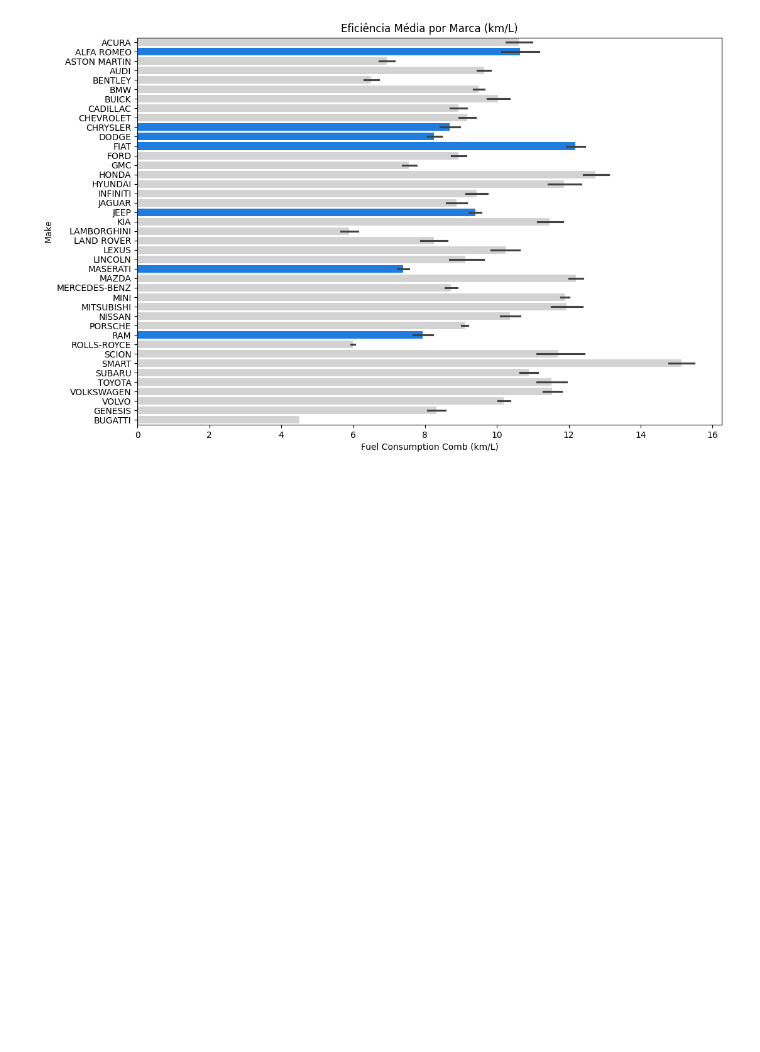
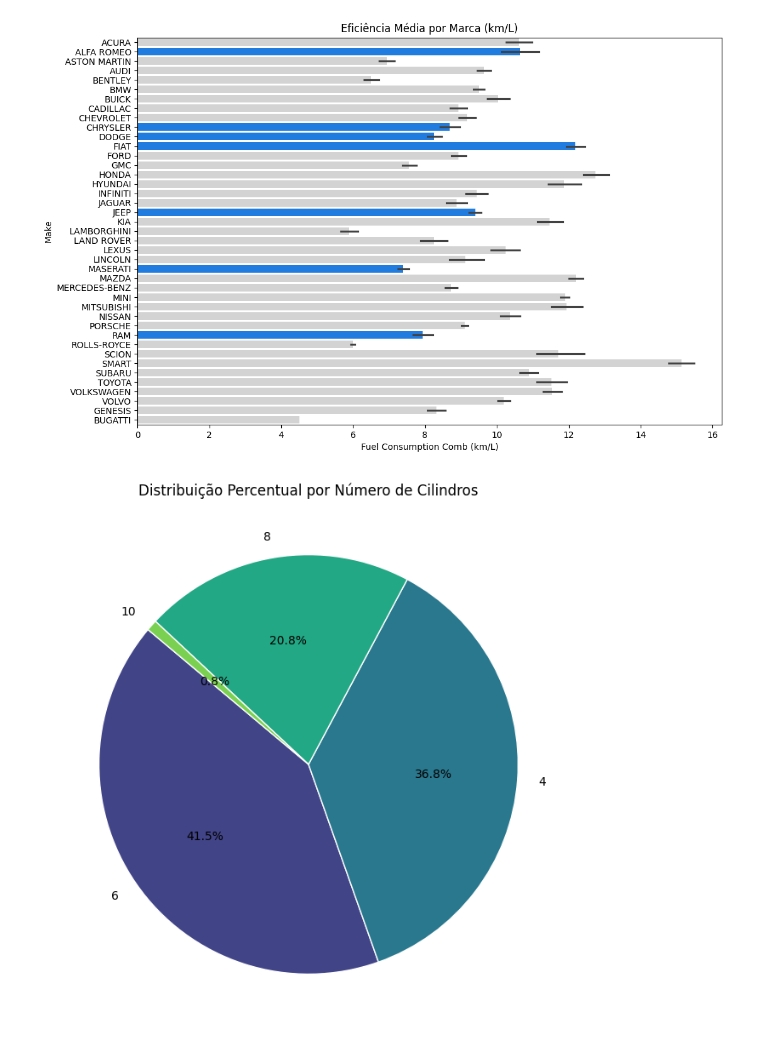
Before and after one commit to vitor-laudares/Trabalho-Final-Py_Stellantis, a Jupyter notebook: trabalho_final_py_stellantis.ipynb, the cells around one changed output. Saved outputs shown, nothing was run; the diff lists cells and outputs as text; code cells hidden in the pictures; blank space fills up the shorter version.

```diff
--- a/trabalho_final_py_stellantis.ipynb
+++ b/trabalho_final_py_stellantis.ipynb
@@ -210,3 +277,20 @@ plt.show()
 # plt.show()
 # %% [output]
 [figure]
+# %%
+contagem_cilindros = df_stellantis['Cylinders'].value_counts()
+
+plt.figure(figsize=(8, 8))
+contagem_cilindros.plot(
+    kind='pie',
+    autopct='%1.1f%%',
+    startangle=140,
+    colors=sns.color_palette('viridis', len(contagem_cilindros)),
+    wedgeprops={'edgecolor': 'white'}
+)
+
+plt.title('Distribuição Percentual por Número de Cilindros')
+plt.ylabel('')
+plt.show()
+# %% [output]
+[figure, added]
```
Also changed, not shown: parts of 6 cells of this notebook.
